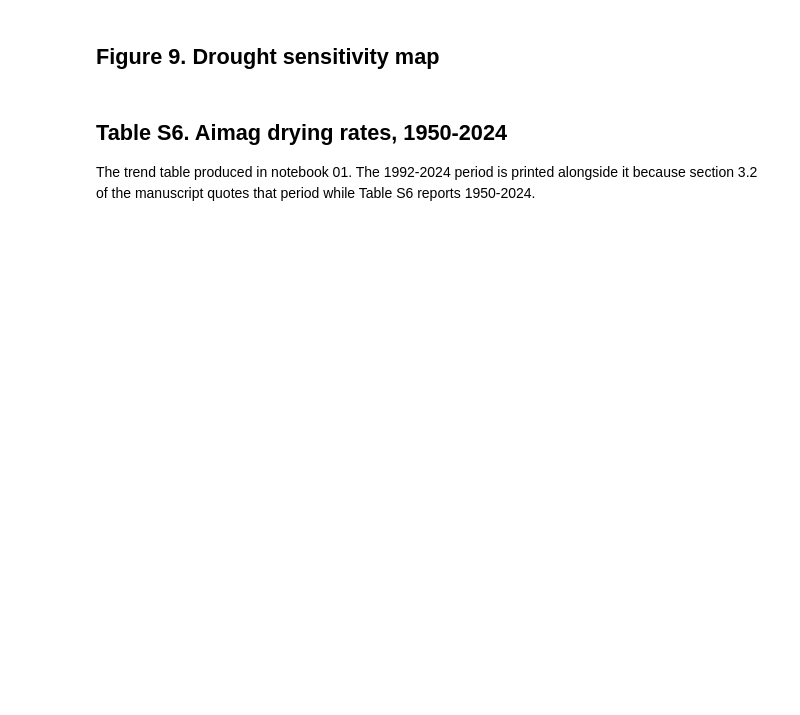
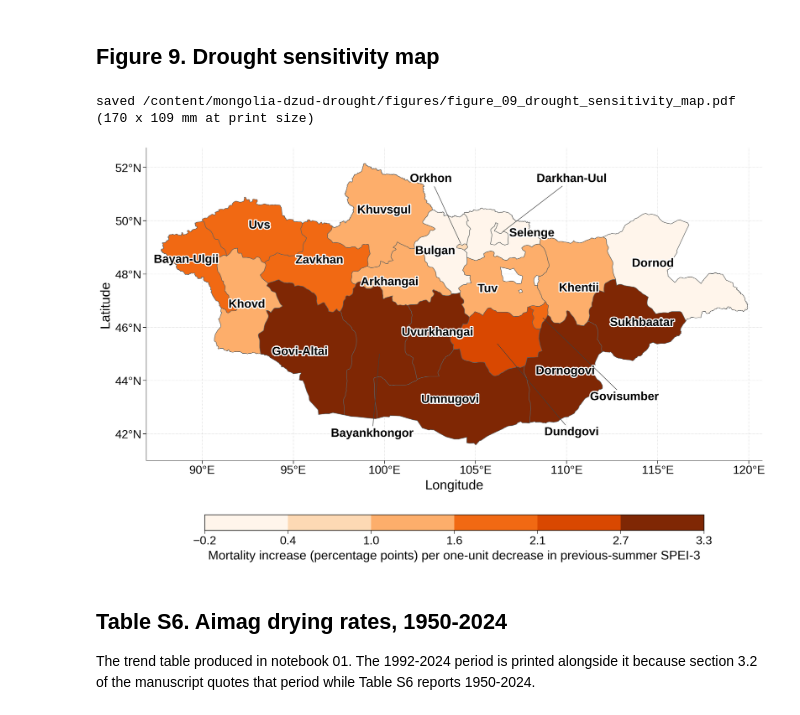
Before and after one commit to nominkhurelchuluun/mongolia-dzud-drought, a Jupyter notebook: notebooks/05_spatial_analysis.ipynb, the cells around one changed output. Cells and saved outputs as stored; diff of their text form; code cells hidden in the pictures; blank space fills up the shorter version.

```diff
--- a/notebooks/05_spatial_analysis.ipynb
+++ b/notebooks/05_spatial_analysis.ipynb
@@ -83,15 +134,27 @@ print(comparison.sort_values("Rank_All").round(3).to_string(index=False))
 ## Figure 9. Drought sensitivity map
 # %%
 MAP_SCALE = 3.4
+LEADER_SCALE = 1.0
 
 MAP_COLORS = ["#FFF5EB", "#FDD9B4", "#FDAE6B", "#F16913", "#D94801", "#7F2704"]
 
-LABEL_OFFSETS = {"Bayan-Ulgii": (-12, 6), "Khovd": (-6, -4), "Uvs": (2, 6),
-                 "Zavkhan": (0, 4), "Govi-Altai": (-4, -6), "Arkhangai": (2, 2),
-                 "Bayankhongor": (-2, -8), "Uvurkhangai": (6, -4),
-                 "Khuvsgul": (0, 8), "Tuv": (-4, -14), "Dundgovi": (2, -2),
-                 "Umnugovi": (0, -4), "Dornogovi": (6, -2),
-                 "Sukhbaatar": (6, 2), "Khentii": (4, 4), "Dornod": (0, 2)}
+LABEL_OFFSETS = {
+    "Bayan-Ulgii": (-24, 16),
+    "Khovd": (-16, -8),
+    "Uvs": (10, 10),
+    "Zavkhan": (6, 12),
+    "Govi-Altai": (-18, -12),
+    "Arkhangai": (-10, -20),
+    "Uvurkhangai": (16, 4),
+    "Khuvsgul": (-12, 12),
+    "Tuv": (2, -20),
+    "Umnugovi": (-4, -8),
+    "Dornogovi": (14, -10),
+    "Sukhbaatar": (12, -6),
+    "Khentii": (12, -16),
+    "Dornod": (24, 6),
+    "Bulgan": (-18, 2),
+    "Selenge": (22, 2)}
 
 
 mapped = aimags.merge(sensitivity, on="Aimag", how="left")
@@ -123,42 +186,45 @@ with mpl.rc_context({"font.size": 8 * MAP_SCALE,
                               "edgecolor": "#808080"}, zorder=2)
 
     dl.draw_aimag_labels(ax, mapped, fontsize=8 * MAP_SCALE, scale=MAP_SCALE,
-                         offsets=LABEL_OFFSETS)
+                         offsets=LABEL_OFFSETS, leader_scale=LEADER_SCALE)
 
     min_lon, min_lat, max_lon, max_lat = mapped.total_bounds
-    dl.expand_limits_for_labels(ax, mapped)
+    dl.expand_limits_for_labels(ax, mapped, leader_scale=LEADER_SCALE)
     ax.set_xticks(np.arange(90, 121, 5))
     ax.set_yticks(np.arange(42, 53, 2))
     ax.xaxis.set_major_formatter(FuncFormatter(lambda v, p: f"{v:.0f}\u00b0E"))
     ax.yaxis.set_major_formatter(FuncFormatter(lambda v, p: f"{v:.0f}\u00b0N"))
     ax.set_xlabel("Longitude", fontsize=9 * MAP_SCALE, labelpad=8)
     ax.set_ylabel("Latitude", fontsize=9 * MAP_SCALE, labelpad=8)
     ax.tick_params(axis="both", which="major", labelsize=8 * MAP_SCALE,
                    direction="out", length=2.2 * MAP_SCALE, width=0.36 * MAP_SCALE)
     ax.grid(color="#777777", linestyle=":", linewidth=0.28 * MAP_SCALE, alpha=0.40)
     ax.set_axisbelow(True)
     ax.set_aspect(1 / np.cos(np.deg2rad((min_lat + max_lat) / 2)))
 
     for spine in ax.spines.values():
         spine.set_color("#555555")
         spine.set_linewidth(0.35 * MAP_SCALE)
 
     scalar = ScalarMappable(norm=norm, cmap=cmap)
     scalar.set_array([])
     colorbar = fig.colorbar(scalar, ax=ax, orientation="horizontal",
                             boundaries=boundaries, ticks=boundaries,
                             spacing="uniform", fraction=0.055, pad=0.14,
                             shrink=0.78, aspect=32)
     colorbar.set_label("Mortality increase (percentage points) per one-unit "
                        "decrease in previous-summer SPEI-3",
                        fontsize=8.5 * MAP_SCALE, labelpad=8)
     colorbar.ax.tick_params(axis="x", which="major", labelsize=8 * MAP_SCALE,
                             length=2.2 * MAP_SCALE, width=0.3 * MAP_SCALE, pad=5)
 
     fig.subplots_adjust(left=0.08, right=0.98, top=0.97, bottom=0.12)
 
 dl.save_figure(fig, "figure_09_drought_sensitivity_map", scale=MAP_SCALE)
 plt.show()
+# %% [output]
+saved /content/mongolia-dzud-drought/figures/figure_09_drought_sensitivity_map.pdf  (170 x 109 mm at print size)
+[figure, added]
 # %% [markdown]
 ## Table S6. Aimag drying rates, 1950-2024
 
```
Also changed, not shown: parts of 5 cells of this notebook, 4 other files.
